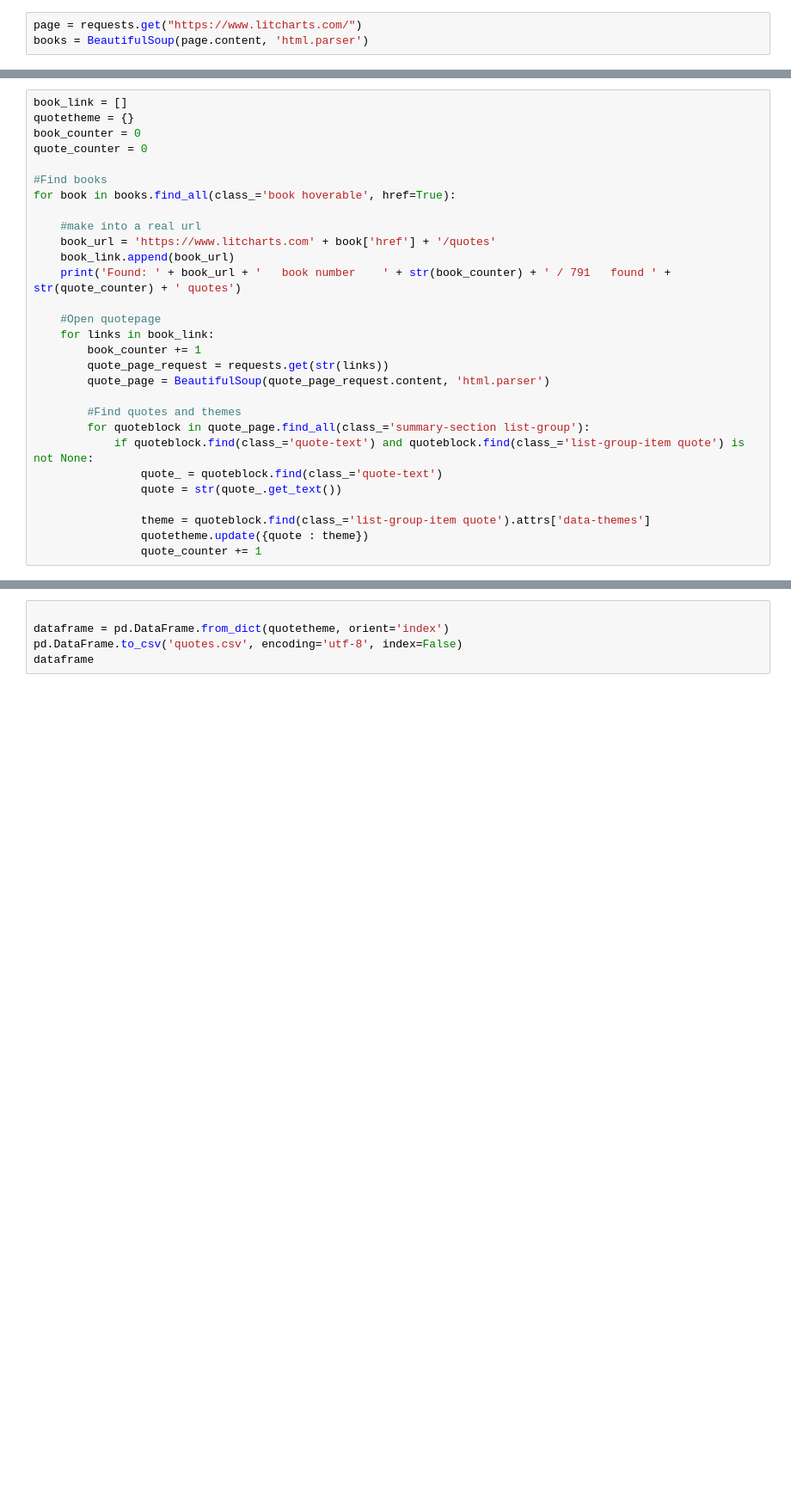
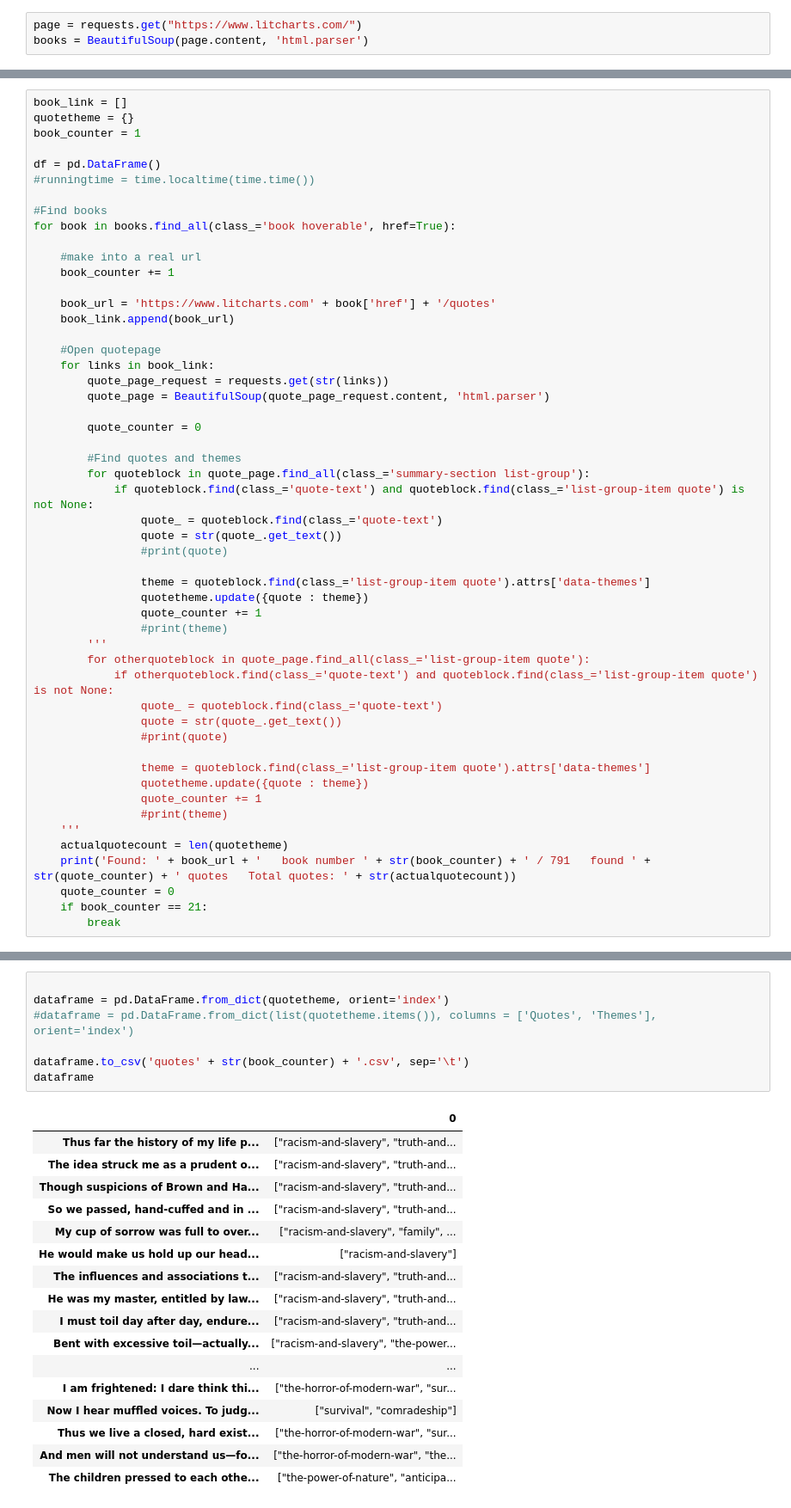
Before and after one commit to Nathanllee1/EvidenceFinder, a Jupyter notebook: Scraper.ipynb, the cells around one changed output, grey strips where cells are left out. Shown: that part at 86% size. Cells and saved outputs as stored; diff of their text form; blank space fills up the shorter version.

```diff
--- a/Scraper.ipynb
+++ b/Scraper.ipynb
@@ -14,30 +15,53 @@ books = BeautifulSoup(page.content, 'html.parser')
 # %%
 book_link = []
 quotetheme = {}
-book_counter = 0
-quote_counter = 0
+book_counter = 1
+
+df = pd.DataFrame()
+#runningtime = time.localtime(time.time())
 
 #Find books
 for book in books.find_all(class_='book hoverable', href=True):
 
     #make into a real url
+    book_counter += 1
+
     book_url = 'https://www.litcharts.com' + book['href'] + '/quotes'
     book_link.append(book_url)
-    print('Found: ' + book_url + '   book number    ' + str(book_counter) + ' / 791   found ' + str(quote_counter) + ' quotes')
 
     #Open quotepage
     for links in book_link:
-        book_counter += 1
         quote_page_request = requests.get(str(links))
         quote_page = BeautifulSoup(quote_page_request.content, 'html.parser')
+
+        quote_counter = 0
 
         #Find quotes and themes
         for quoteblock in quote_page.find_all(class_='summary-section list-group'):
             if quoteblock.find(class_='quote-text') and quoteblock.find(class_='list-group-item quote') is not None:
                 quote_ = quoteblock.find(class_='quote-text')
                 quote = str(quote_.get_text())
+                #print(quote)
 
                 theme = quoteblock.find(class_='list-group-item quote').attrs['data-themes']
                 quotetheme.update({quote : theme})
                 quote_counter += 1
+                #print(theme)
+        '''
+        for otherquoteblock in quote_page.find_all(class_='list-group-item quote'):
+            if otherquoteblock.find(class_='quote-text') and quoteblock.find(class_='list-group-item quote') is not None:
+                quote_ = quoteblock.find(class_='quote-text')
+                quote = str(quote_.get_text())
+                #print(quote)
+
+                theme = quoteblock.find(class_='list-group-item quote').attrs['data-themes']
+                quotetheme.update({quote : theme})
+                quote_counter += 1
+                #print(theme)
+    '''
+    actualquotecount = len(quotetheme)
+    print('Found: ' + book_url + '   book number ' + str(book_counter) + ' / 791   found ' + str(quote_counter) + ' quotes   Total quotes: ' + str(actualquotecount))
+    quote_counter = 0
+    if book_counter == 21:
+        break
 # %% [output]
@@ -62,6 +88,25 @@ SSLError: HTTPSConnectionPool(host='www.litcharts.com', port=443): Max retries e
 # %%
 
 dataframe = pd.DataFrame.from_dict(quotetheme, orient='index')
-pd.DataFrame.to_csv('quotes.csv', encoding='utf-8', index=False)
+#dataframe = pd.DataFrame.from_dict(list(quotetheme.items()), columns = ['Quotes', 'Themes'], orient='index')
+
+dataframe.to_csv('quotes' + str(book_counter) + '.csv', sep='\t')
 dataframe
 # %% [output]
+|  | 0 |
+| Thus far the history of my life p... | ["racism-and-slavery", "truth-and... |
+| The idea struck me as a prudent o... | ["racism-and-slavery", "truth-and... |
+| Though suspicions of Brown and Ha... | ["racism-and-slavery", "truth-and... |
+| So we passed, hand-cuffed and in ... | ["racism-and-slavery", "truth-and... |
+| My cup of sorrow was full to over... | ["racism-and-slavery", "family", ... |
+| He would make us hold up our head... | ["racism-and-slavery"] |
+| The influences and associations t... | ["racism-and-slavery", "truth-and... |
+| He was my master, entitled by law... | ["racism-and-slavery", "truth-and... |
+| I must toil day after day, endure... | ["racism-and-slavery", "truth-and... |
+| Bent with excessive toil—actually... | ["racism-and-slavery", "the-power... |
+| ... | ... |
+| I am frightened: I dare think thi... | ["the-horror-of-modern-war", "sur... |
+| Now I hear mufﬂed voices. To judg... | ["survival", "comradeship"] |
+| Thus we live a closed, hard exist... | ["the-horror-of-modern-war", "sur... |
+| And men will not understand us—fo... | ["the-horror-of-modern-war", "the... |
+| The children pressed to each othe... | ["the-power-of-nature", "anticipa... |
```
Also changed, not shown: parts of 7 cells of this notebook, 5 other files.
